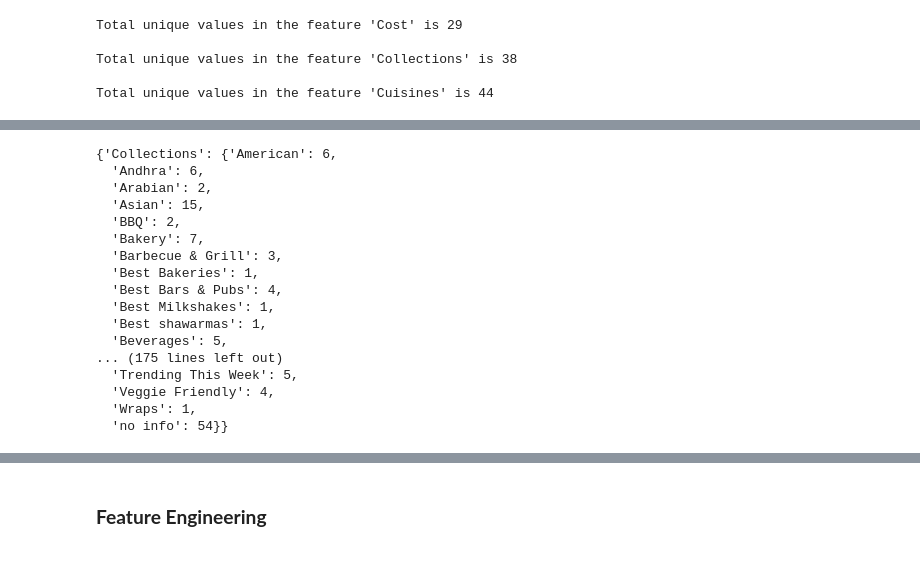
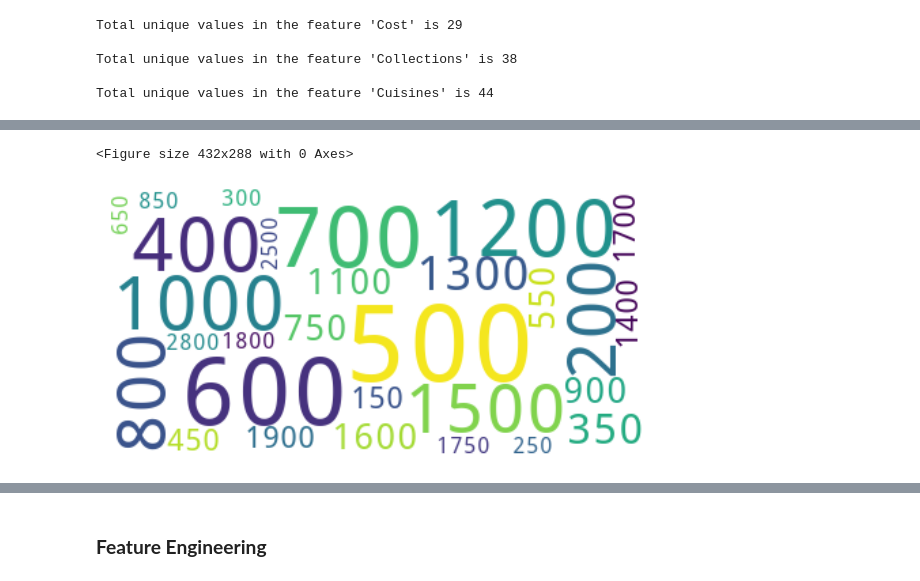
Before and after one commit to Selva-Subramanian/Zomato-restaurant-clustering-Sentiment-Analysis, a Jupyter notebook: ZOMATO_RESTAURANT_CLUSTERING_AND_SENTIMENT_ANALYSIS.ipynb, the cells around one changed output, grey strips where cells are left out. Drawn from its saved outputs; the diff is of its cells as text; code cells hidden in the pictures.

Commit message:
commit for word cloud

```diff
--- a/ZOMATO_RESTAURANT_CLUSTERING_AND_SENTIMENT_ANALYSIS.ipynb
+++ b/ZOMATO_RESTAURANT_CLUSTERING_AND_SENTIMENT_ANALYSIS.ipynb
@@ -188,20 +208,0 @@ for i in unique_list:
-# %%
-unique_count
-# %% [output]
-{'Collections': {'American': 6,
-  'Andhra': 6,
-  'Arabian': 2,
-  'Asian': 15,
-  'BBQ': 2,
-  'Bakery': 7,
-  'Barbecue & Grill': 3,
-  'Best Bakeries': 1,
-  'Best Bars & Pubs': 4,
-  'Best Milkshakes': 1,
-  'Best shawarmas': 1,
-  'Beverages': 5,
-... (175 lines left out)
-  'Trending This Week': 5,
-  'Veggie Friendly': 4,
-  'Wraps': 1,
-  'no info': 54}}
@@ -207,0 +223,11 @@ unique_count
+# %%
+# word cloud for 'Cost'
+wordcloud = WordCloud(collocations = False, background_color = 'white').generate_from_frequencies(counts)
+plt.figure()
+plt.figure(figsize=(15,5))
+plt.imshow(wordcloud, interpolation="bilinear")
+plt.axis("off")
+plt.show()
+# %% [output]
+<Figure size 432x288 with 0 Axes>
+[figure, added]
```
Also changed, not shown: parts of 7 cells of this notebook.
